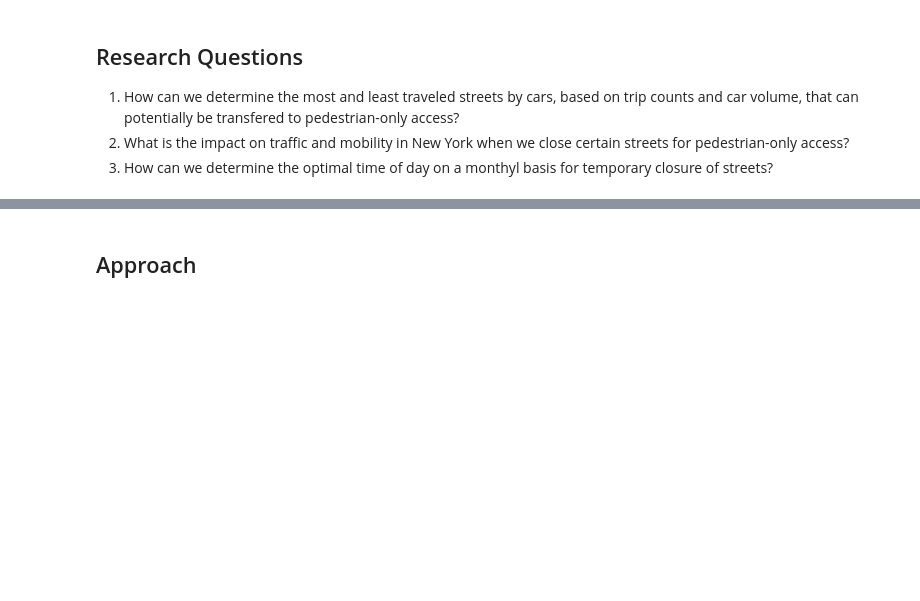
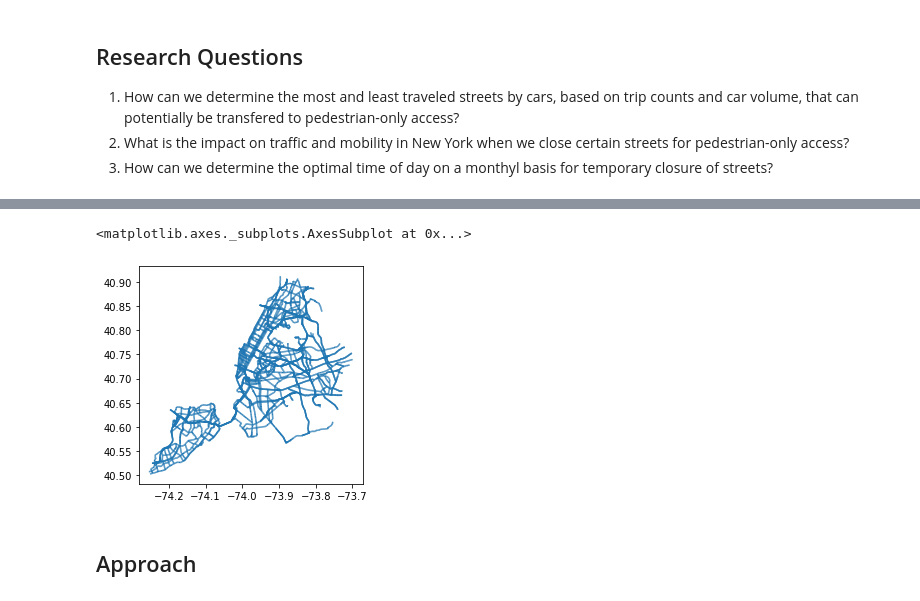
Before and after one commit to AlejandraZS10/capstone_project, a Jupyter notebook: A_Zapata_Capstone Proposal.ipynb, the cells around one changed output, grey strips where cells are left out. Cells and saved outputs as stored; diff of their text form; code cells hidden in the pictures; blank space fills up the shorter version.

```diff
--- a/A_Zapata_Capstone Proposal.ipynb
+++ b/A_Zapata_Capstone Proposal.ipynb
@@ -28,3 +48,12 @@ The proposed data for this scope is sourced from New York Open Data and it will
+# %%
+#truck routes
+truck_routes = gpd.read_file('New York City Truck Routes.geojson')
+truck_routes.head(10)
+
+truck_routes.plot()
+# %% [output]
+<matplotlib.axes._subplots.AxesSubplot at 0x...>
+[figure, added]
 # %% [markdown]
 ## Approach
 # %% [markdown]
```
Also changed, not shown: parts of 2 cells of this notebook.
